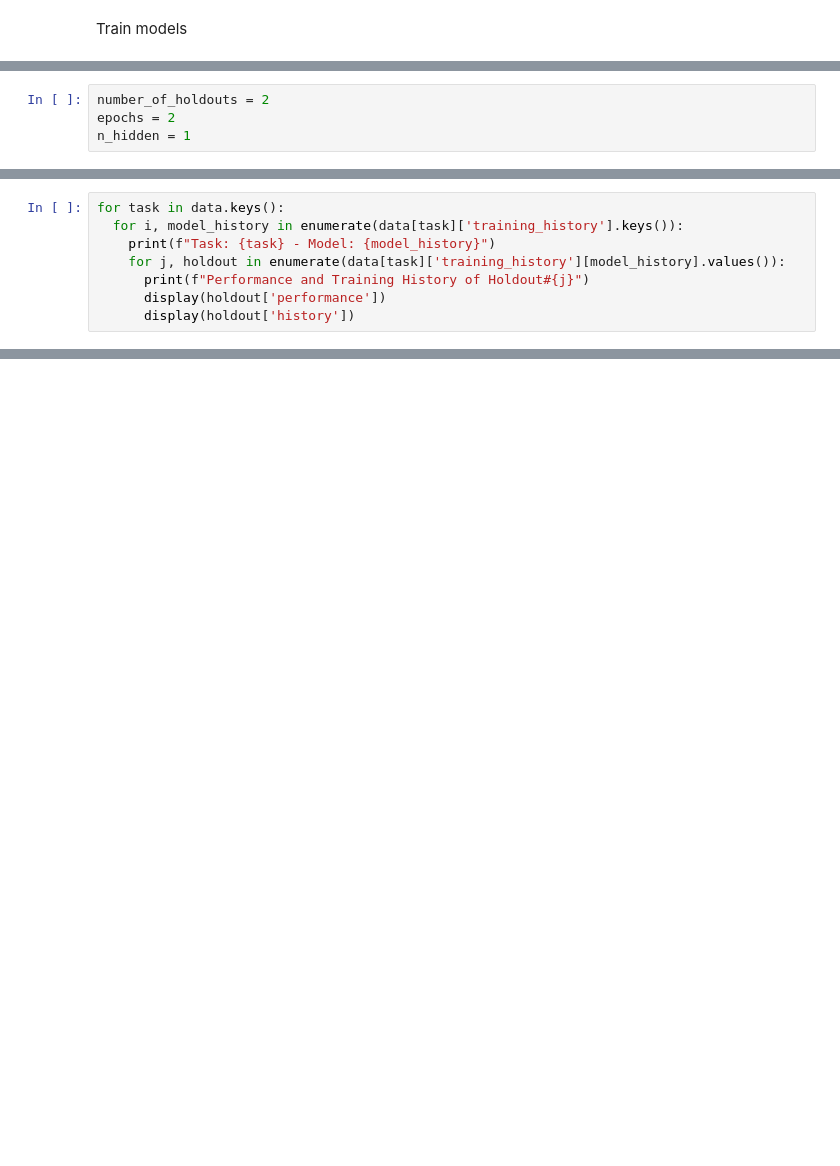
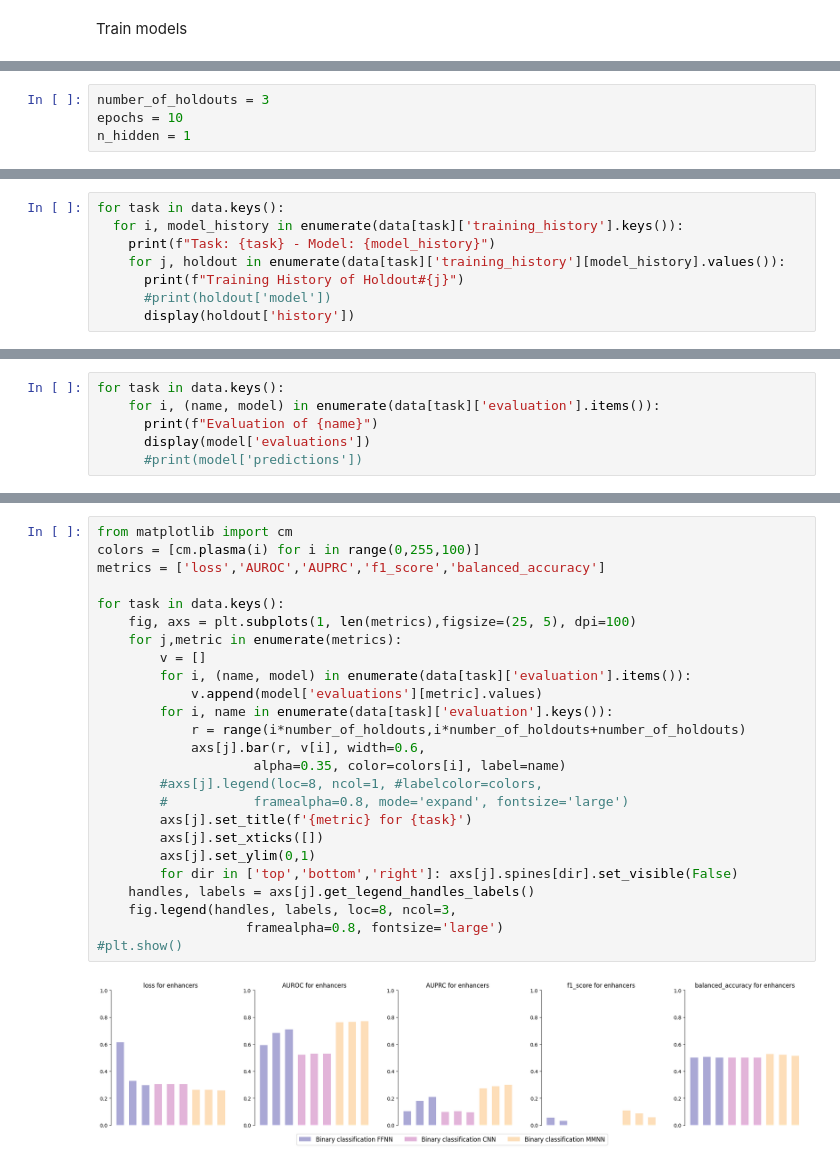
Before and after one commit to aliswh/CRR_classification, a Jupyter notebook: bioinf_K562.ipynb, the cells around one changed output, grey strips where cells are left out. Cells and saved outputs as stored; diff of their text form; blank space fills up the shorter version.

Commit message:
almost done
1)check gpu 2)train together 3)get best and retrain for longer

```diff
--- a/bioinf_K562.ipynb
+++ b/bioinf_K562.ipynb
@@ -1085,6 +1122,6 @@ def train_model_with_holdout(
 # %%
-number_of_holdouts = 2
-epochs = 2
+number_of_holdouts = 3
+epochs = 10
 n_hidden = 1
 # %%
 ffnn_model_name = "Binary classification FFNN"
@@ -1229,8 +1243,8 @@ for task in data.keys():
   for i, model_history in enumerate(data[task]['training_history'].keys()):
     print(f"Task: {task} - Model: {model_history}")
     for j, holdout in enumerate(data[task]['training_history'][model_history].values()):
-      print(f"Performance and Training History of Holdout#{j}")
-      display(holdout['performance'])
+      print(f"Training History of Holdout#{j}")
+      #print(holdout['model'])
       display(holdout['history'])
 # %% [output]
 Task: enhancers - Model: Binary classification FFNN
@@ -1279,0 +1305,6 @@ for task in data.keys():
+# %%
+for task in data.keys():
+    for i, (name, model) in enumerate(data[task]['evaluation'].items()):
+      print(f"Evaluation of {name}")
+      display(model['evaluations'])
+      #print(model['predictions'])
@@ -1279,0 +1337,27 @@ for task in data.keys():
+# %%
+from matplotlib import cm
+colors = [cm.plasma(i) for i in range(0,255,100)]
+metrics = ['loss','AUROC','AUPRC','f1_score','balanced_accuracy']
+
+for task in data.keys():
+    fig, axs = plt.subplots(1, len(metrics),figsize=(25, 5), dpi=100)
+    for j,metric in enumerate(metrics):
+        v = []
+        for i, (name, model) in enumerate(data[task]['evaluation'].items()):
+            v.append(model['evaluations'][metric].values)
+        for i, name in enumerate(data[task]['evaluation'].keys()):
+            r = range(i*number_of_holdouts,i*number_of_holdouts+number_of_holdouts)
+            axs[j].bar(r, v[i], width=0.6,
+                    alpha=0.35, color=colors[i], label=name)
+        #axs[j].legend(loc=8, ncol=1, #labelcolor=colors,
+        #           framealpha=0.8, mode='expand', fontsize='large')
+        axs[j].set_title(f'{metric} for {task}')
+        axs[j].set_xticks([])
+        axs[j].set_ylim(0,1)
+        for dir in ['top','bottom','right']: axs[j].spines[dir].set_visible(False)
+    handles, labels = axs[j].get_legend_handles_labels()
+    fig.legend(handles, labels, loc=8, ncol=3,
+                   framealpha=0.8, fontsize='large')
+#plt.show()
+# %% [output]
+[figure, added]
```
Also changed, not shown: parts of 40 cells of this notebook, 1 other file.
